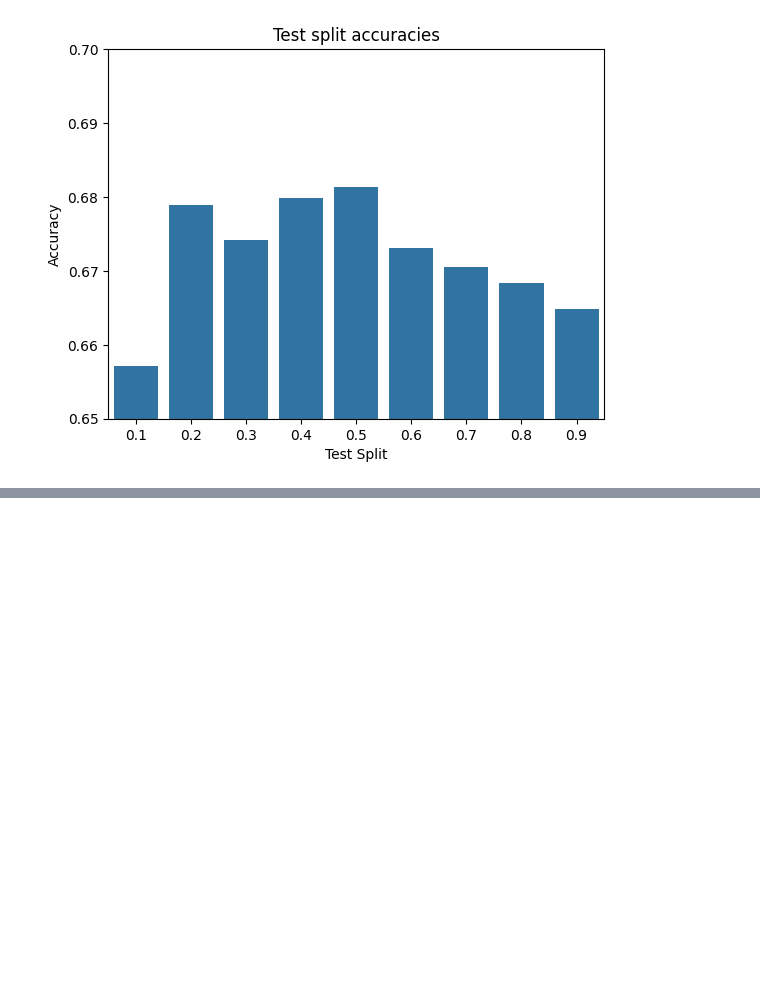
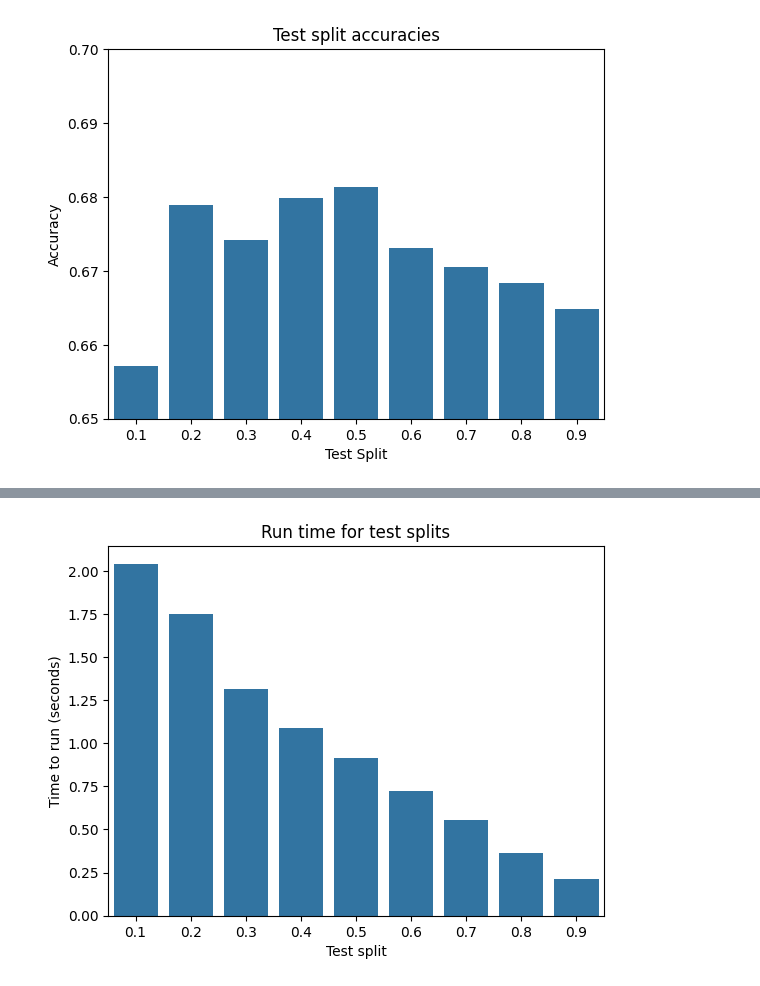
Before and after one commit to GHancock1/Coursework-2, a Jupyter notebook: py/Q3_folder/q3.ipynb, the cells around one changed output, grey strips where cells are left out. Saved outputs shown, nothing was run; the diff lists cells and outputs as text; code cells hidden in the pictures; blank space fills up the shorter version.

```diff
--- a/py/Q3_folder/q3.ipynb
+++ b/py/Q3_folder/q3.ipynb
@@ -39,13 +42,14 @@ Our usual setup is complete, so lets test the first variable we want to vary: th
 sizes = [0.1, 0.2, 0.3, 0.4, 0.5, 0.6, 0.7, 0.8, 0.9] # test sizes between 10% and 90%
 
 epochs = 10
-test_list = np.ndarray((len(sizes), 2))  # This will store test splits and accuracies
+test_list = np.ndarray((len(sizes), 3))  # This will store test splits and accuracies
 list_index = 0
 y = (model_df["koi_score"] >= 0.5).astype(int)
 
 # Looping over our array of test sizes
 for test_size in sizes:
     test_list[list_index, 0] = test_size
+    start = time.time()
 
     X_train, X_test, y_train, y_test = split(X, y, test_size) # Split function is defined in functions.py
     X_train_tensor, X_test_tensor, y_train_tensor, y_test_tensor = tensors(X_train, X_test, y_train, y_test) # defined in functions.py
@@ -57,12 +61,15 @@ for test_size in sizes:
 
     model = training(epochs, train_loader, model,loss_func, optimizer, device)
     acc = testing(model, X_test_tensor, y_test_tensor, device)
+
+    end = time.time()
     test_list[list_index, 1] = acc
+    test_list[list_index,2] = end - start
     list_index += 1
 
 # What split had the best accuracy?
-best_split_index = np.argmax(test_list[:, 1])
-best_split = test_list[best_split_index, 0]
-best_acc = test_list[best_split_index, 1]
-print(f"Best test size: {best_split}, with accuracy: {best_acc}")
+best_size_index = np.argmax(test_list[:, 1])
+best_size = test_list[best_size_index, 0]
+best_acc = test_list[best_size_index, 1]
+print(f"Best test size: {best_size}, with accuracy: {best_acc}")
 # %% [output]
@@ -85,0 +132,10 @@ for threshold in thresholds:
+# %%
+# Comparing run times for various train / test splits
+plt.figure()
+sns.barplot(x=test_list[:,0], y=test_list[:,2])
+plt.xlabel("Test split")
+plt.ylabel("Time to run (seconds)")
+plt.title("Run time for test splits")
+plt.show()
+# %% [output]
+[figure, added]
```
Also changed, not shown: parts of 6 cells of this notebook.
